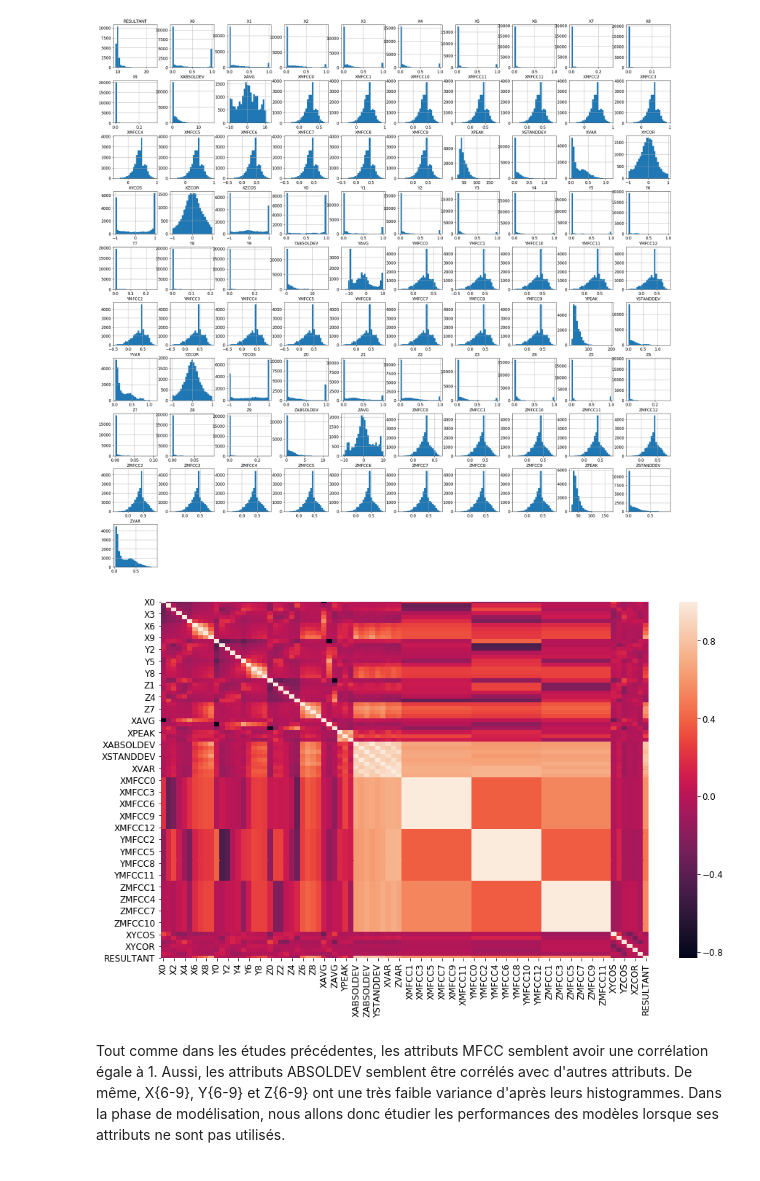
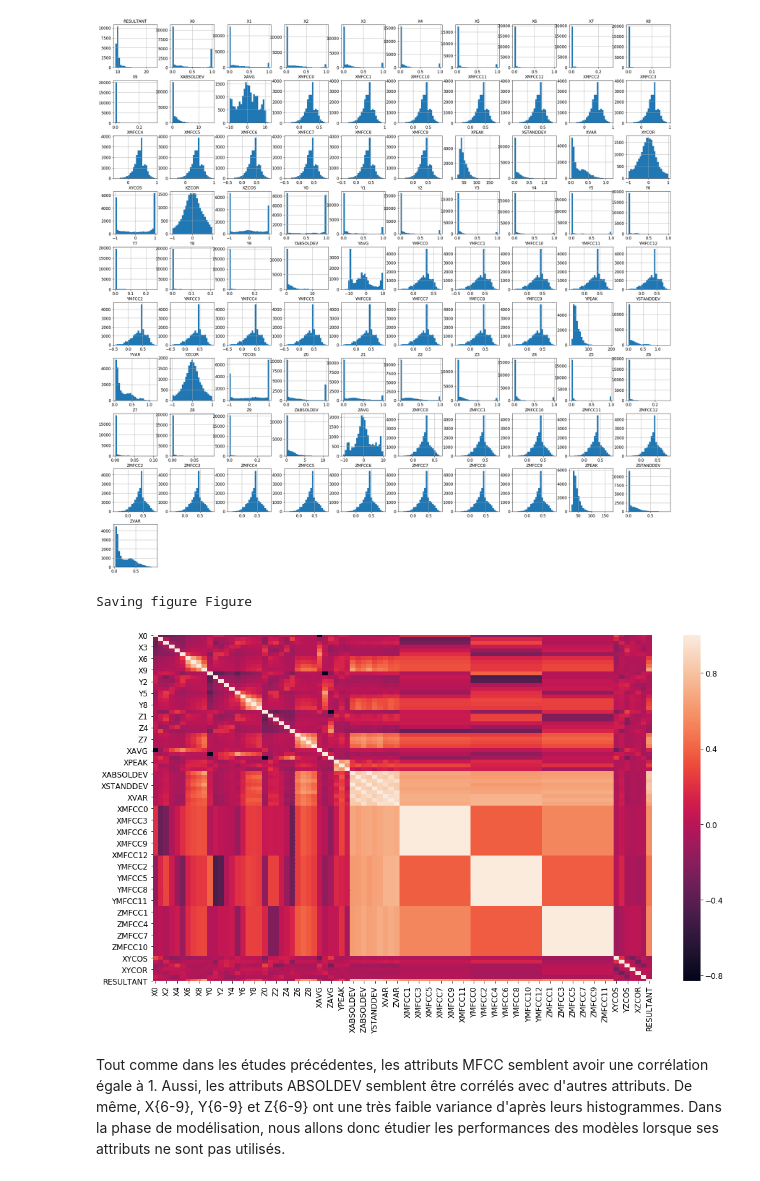
Before and after one commit to BaptisteSaintArnoult/human-activity-recognition, a Jupyter notebook: impersonnal_model_Mira.ipynb, the cells around one changed output. Cells and saved outputs as stored; diff of their text form; code cells hidden in the pictures.

```diff
--- a/impersonnal_model_Mira.ipynb
+++ b/impersonnal_model_Mira.ipynb
@@ -861,11 +861,13 @@ plt.show()
 # %%
 # Visualisation de la corrélation entre les attributs
 
 fig, ax = plt.subplots(figsize=(15,9))
 heat_map = sns.heatmap(data_phone_accel.corr())
+save_fig("Figure")
 plt.show()
 # %% [output]
+Saving figure Figure
-[figure, old version]
+[figure, new version]
 # %% [markdown]
 Tout comme dans les études précédentes, les attributs MFCC semblent avoir une corrélation égale à 1. Aussi, les attributs ABSOLDEV semblent être corrélés avec d'autres attributs. De même, X{6-9}, Y{6-9} et Z{6-9} ont une très faible variance d'après leurs histogrammes. Dans la phase de modélisation, nous allons donc étudier les performances des modèles lorsque ses attributs ne sont pas utilisés.
 # %%
```
Also changed, not shown: parts of 61 cells of this notebook.
